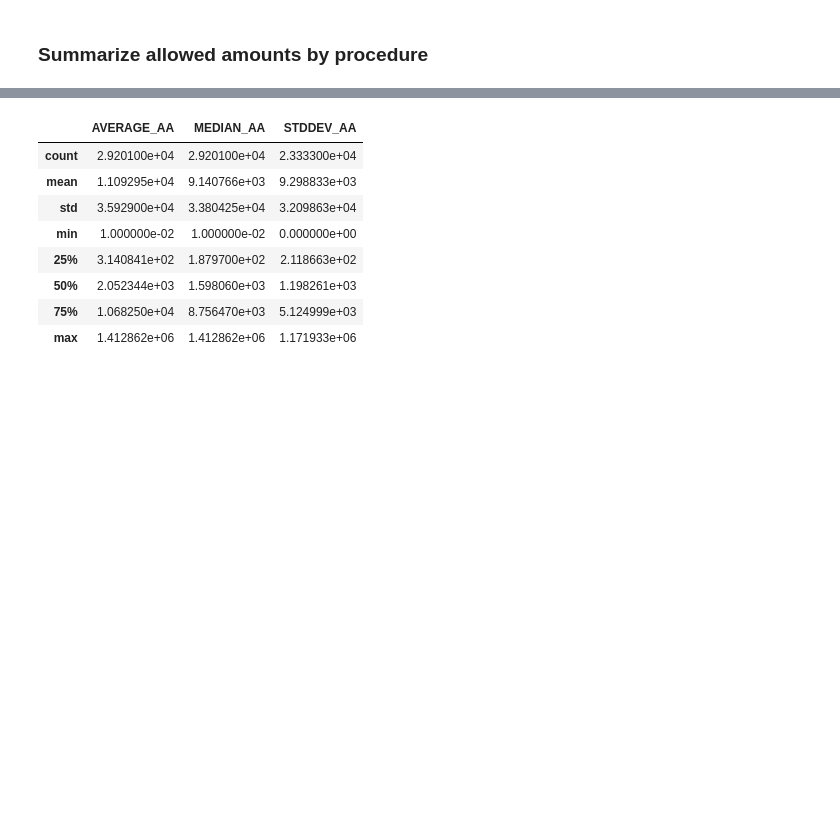
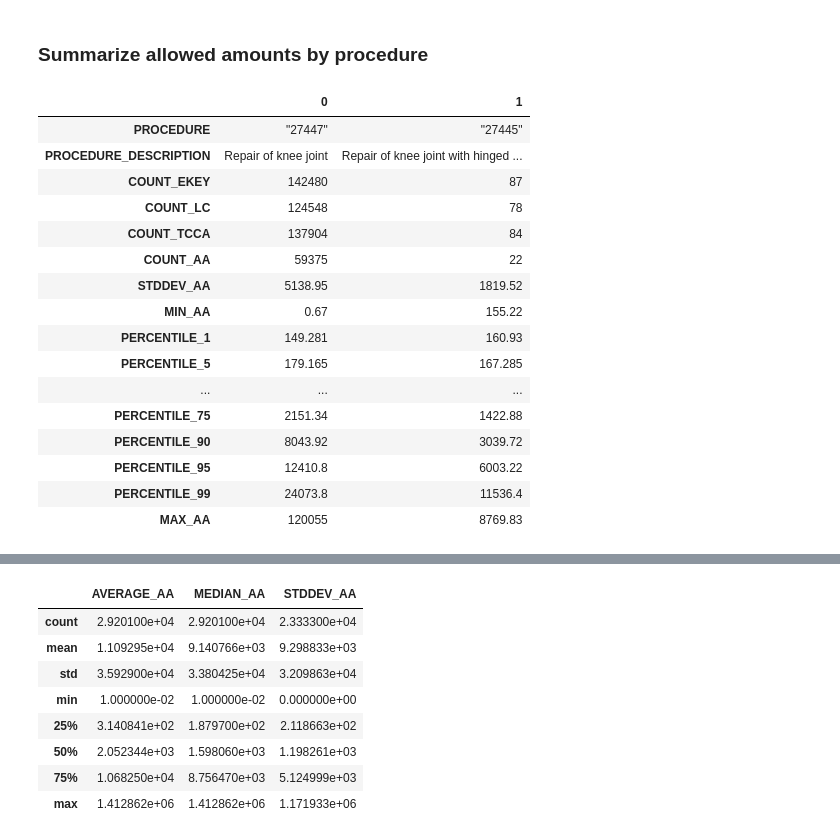
Before and after one commit to komodokamalesh/costofcare, a Jupyter notebook: analysis/Price Data EDA.ipynb, the cells around one changed output, grey strips where cells are left out. Saved outputs shown, nothing was run; the diff lists cells and outputs as text; code cells hidden in the pictures; blank space fills up the shorter version.

```diff
--- a/analysis/Price Data EDA.ipynb
+++ b/analysis/Price Data EDA.ipynb
@@ -299,3 +343,49 @@ px_proc_summary=pull_snfdb(select_statement=temp_select_statement, diag=False)
+# %%
+temp_select_statement=f""" select procedure
+        , procedure_description
+        ,count(distinct encounter_key) as count_ekey
+        ,count(line_charge) as count_lc
+        ,count(total_claim_charge_amount) as count_tcca
+        ,count(ALLOWED_AMOUNT) as count_aa
+        ,stddev(ALLOWED_AMOUNT) as stddev_aa
+        ,min(ALLOWED_AMOUNT::float) as min_aa
+        ,approx_percentile(ALLOWED_AMOUNT::float,.01) as percentile_1
+        ,approx_percentile(ALLOWED_AMOUNT::float,.05) as percentile_5
+        ,approx_percentile(ALLOWED_AMOUNT::float,.1) as percentile_10
+        ,approx_percentile(ALLOWED_AMOUNT::float,.25) as percentile_25
+        ,avg(ALLOWED_AMOUNT::float) as average_aa
+        ,median(ALLOWED_AMOUNT::float) as median_aa
+        ,approx_percentile(ALLOWED_AMOUNT::float,.75) as percentile_75
+        ,approx_percentile(ALLOWED_AMOUNT::float,.9) as percentile_90
+        ,approx_percentile(ALLOWED_AMOUNT::float,.95) as percentile_95
+        ,approx_percentile(ALLOWED_AMOUNT::float,.99) as percentile_99
+        ,max(ALLOWED_AMOUNT::float) as max_aa
+      from """ + aa_enh_db
+temp_select_statement+=f""" where procedure='27447' or procedure='27445'"""
+temp_select_statement+=f""" group by procedure, procedure_description"""
+temp_select_statement+=f""" order by count_aa DESC"""
+
+temp_df=pull_snfdb(select_statement=temp_select_statement, diag=False)
+# %%
+temp_df.T
+# %% [output]
+|  | 0 | 1 |
+| PROCEDURE | "27447" | "27445" |
+| PROCEDURE_DESCRIPTION | Repair of knee joint | Repair of knee joint with hinged ... |
+| COUNT_EKEY | 142480 | 87 |
+| COUNT_LC | 124548 | 78 |
+| COUNT_TCCA | 137904 | 84 |
+| COUNT_AA | 59375 | 22 |
+| STDDEV_AA | 5138.95 | 1819.52 |
+| MIN_AA | 0.67 | 155.22 |
+| PERCENTILE_1 | 149.281 | 160.93 |
+| PERCENTILE_5 | 179.165 | 167.285 |
+| ... | ... | ... |
+| PERCENTILE_75 | 2151.34 | 1422.88 |
+| PERCENTILE_90 | 8043.92 | 3039.72 |
+| PERCENTILE_95 | 12410.8 | 6003.22 |
+| PERCENTILE_99 | 24073.8 | 11536.4 |
+| MAX_AA | 120055 | 8769.83 |
 # %%
 px_proc_summary["AA_EKEY_PCT"]=px_proc_summary["COUNT_AA"]/px_proc_summary["COUNT_EKEY"]
 #px_proc_summary["AA_LC"]=px_proc_summary["AVERAGE_AA"]/px_proc_summary["AVERAGE_LC"]
```
Also changed, not shown: parts of 11 cells of this notebook, 2 other files.
